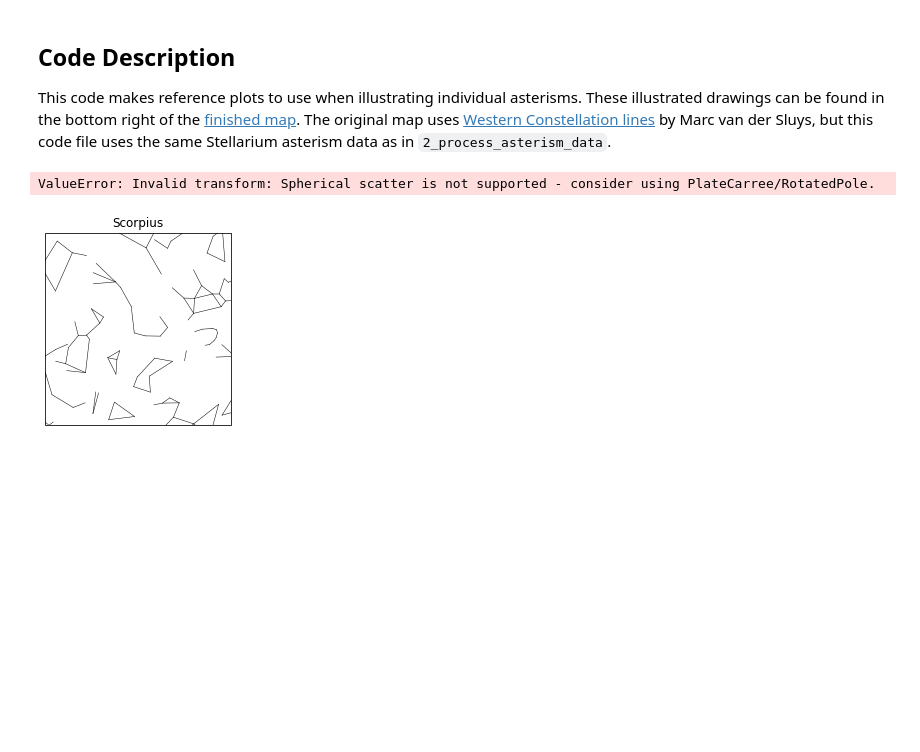
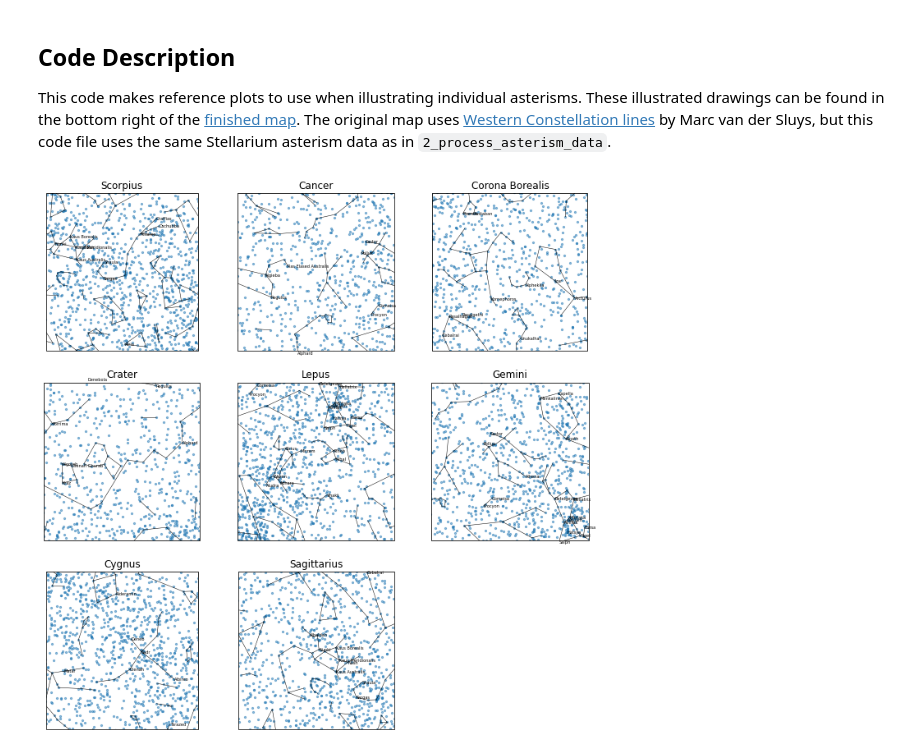
Before and after one commit to kurzgesagt-inanutshell/The-Night-Sky, a Jupyter notebook: 5_plot_orthographic_references.ipynb, the cells around one changed output. Drawn from its saved outputs; the diff is of its cells as text; code cells hidden in the pictures; blank space fills up the shorter version.

Commit message:
Font
installing font and working on other bugs - still no result for star contour and fill

```diff
--- a/5_plot_orthographic_references.ipynb
+++ b/5_plot_orthographic_references.ipynb
@@ -30,33 +30,32 @@ fig = plt.figure(figsize=(12, 12))
 
 for i, name in enumerate(names):
     valdf = const_names[const_names['name'] == name]
     clon = 360/24*valdf['ra'].tolist()[0]
     clat = valdf['dec'].tolist()[0]
 
     ax = fig.add_subplot(np.ceil(np.sqrt(len(names))), np.ceil(np.sqrt(len(names))), i+1,
                          projection=ccrs.Orthographic(central_longitude=clon, central_latitude=clat))
     ax.set_extent([clon-gap, clon+gap, clat+gap, clat-gap], ccrs.PlateCarree())
     for index, row in asterisms.iterrows():
         ras = [float(x)*360/24 for x in row['ra'].replace('[', '').replace(']', '').split(',')]
         decs = [float(x) for x in row['dec'].replace('[', '').replace(']', '').split(',')]
         for n in range(int(len(asterisms)/2)):
             ax.plot(ras[n*2:(n+1)*2], decs[n*2:(n+1)*2], transform=ccrs.Geodetic(), color='k', lw=0.5)
 
     ax.set_title(name)
-    ax.scatter(360/24*stars['ra'], stars['dec'], transform=ccrs.Geodetic(), s=5, alpha=0.5)
+    ax.scatter(360/24*stars['ra'], stars['dec'], transform=ccrs.PlateCarree(), s=5, alpha=0.5)
     stars_names = stars[pd.notnull(stars['proper'])]
     stars_names = stars_names[stars_names['dec'].between(clat-gap, clat+gap)]
     stars_names = stars_names[stars_names['ra'].between((clon-gap)/(360/24), (clon+gap)/(360/24))]
     for index, row in stars_names.iterrows():
         ax.text(360/24*row['ra'], row['dec'], row['proper'], ha='left', va='center',
                 transform=ccrs.Geodetic(), fontsize=5)
 
     ax.set_xlim(ax.get_xlim()[::-1])
 
 plt.show()
 plt.savefig("./figures/references.png", format='png', transparent=True)
 plt.clf()
 plt.close('all')
 # %% [output]
-ValueError: Invalid transform: Spherical scatter is not supported - consider using PlateCarree/RotatedPole.
-[figure, old version]
+[figure, new version]
```
Also changed, not shown: 13 other files.
